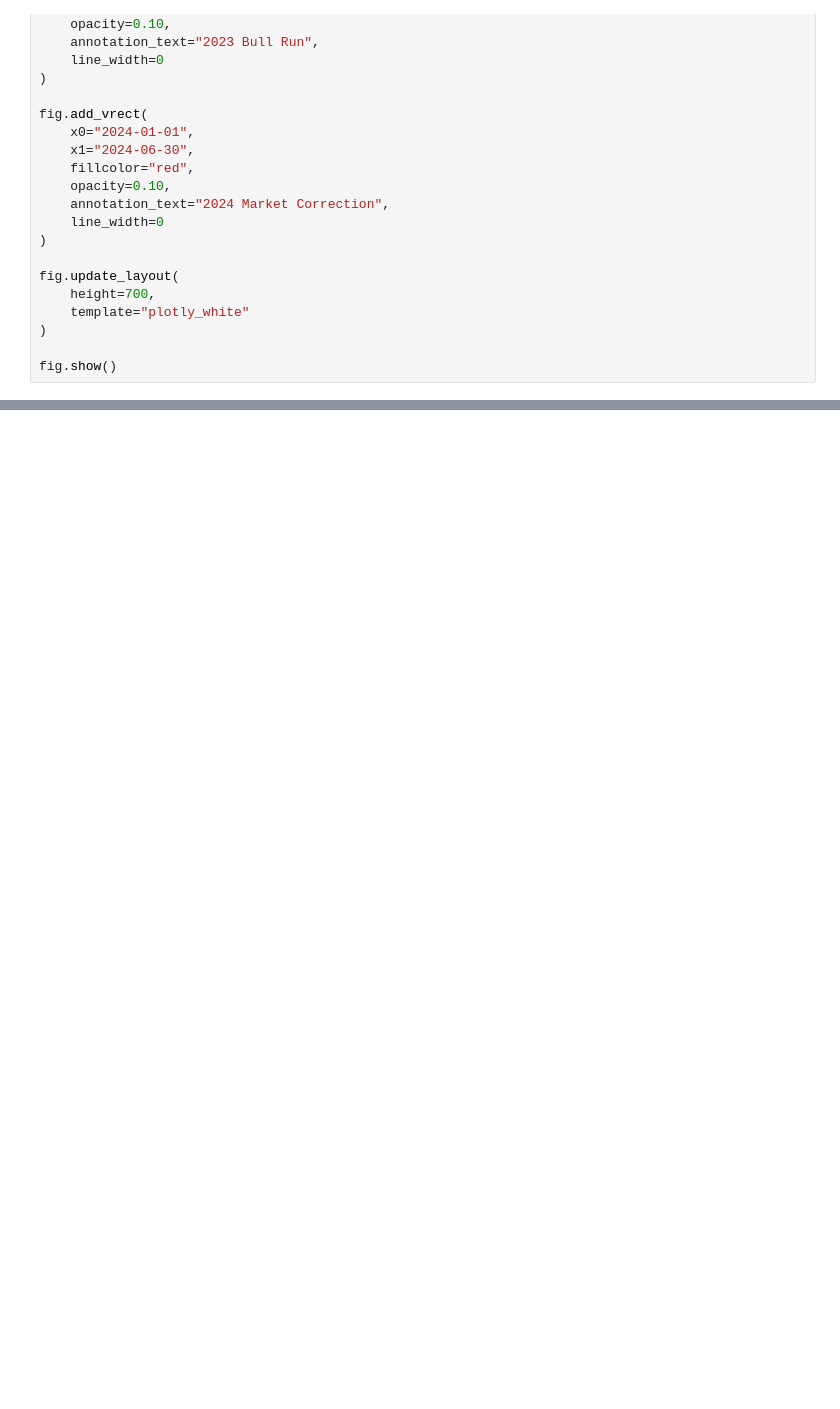
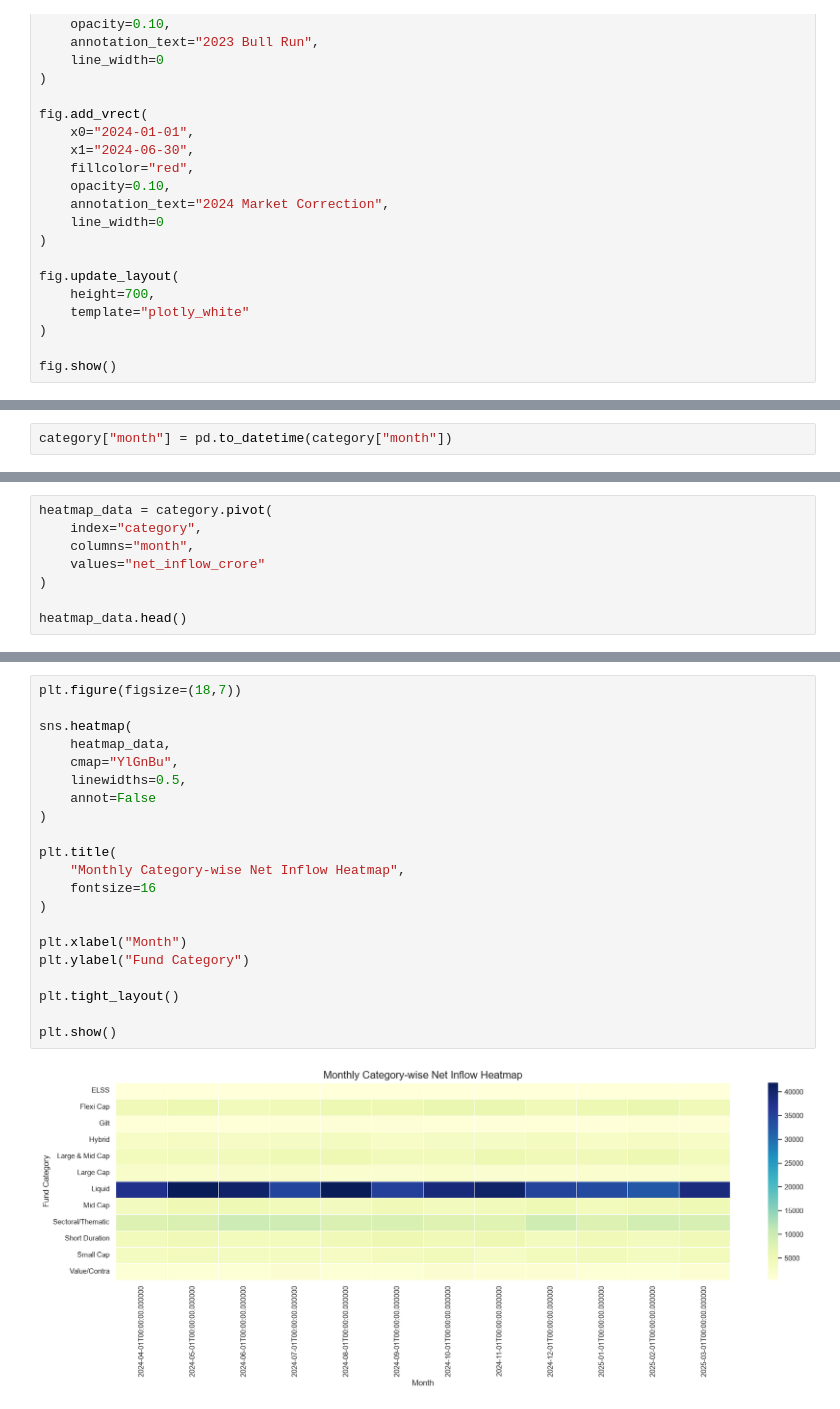
Before and after one commit to Ashish-nayakk/bluestock-mf-analytics, a Jupyter notebook: notebooks/EDA_Analysis.ipynb, the cells around one changed output, grey strips where cells are left out. Drawn from its saved outputs; the diff is of its cells as text; blank space fills up the shorter version.

```diff
--- a/notebooks/EDA_Analysis.ipynb
+++ b/notebooks/EDA_Analysis.ipynb
@@ -196,0 +352,2 @@ which can be installed using pip:
+# %%
+category["month"] = pd.to_datetime(category["month"])
@@ -196,0 +370,8 @@ which can be installed using pip:
+# %%
+heatmap_data = category.pivot(
+    index="category",
+    columns="month",
+    values="net_inflow_crore"
+)
+
+heatmap_data.head()
@@ -196,0 +386,23 @@ which can be installed using pip:
+# %%
+plt.figure(figsize=(18,7))
+
+sns.heatmap(
+    heatmap_data,
+    cmap="YlGnBu",
+    linewidths=0.5,
+    annot=False
+)
+
+plt.title(
+    "Monthly Category-wise Net Inflow Heatmap",
+    fontsize=16
+)
+
+plt.xlabel("Month")
+plt.ylabel("Fund Category")
+
+plt.tight_layout()
+
+plt.show()
+# %% [output]
+[figure, added]
```
Also changed, not shown: parts of 53 cells of this notebook, 16 other files.
